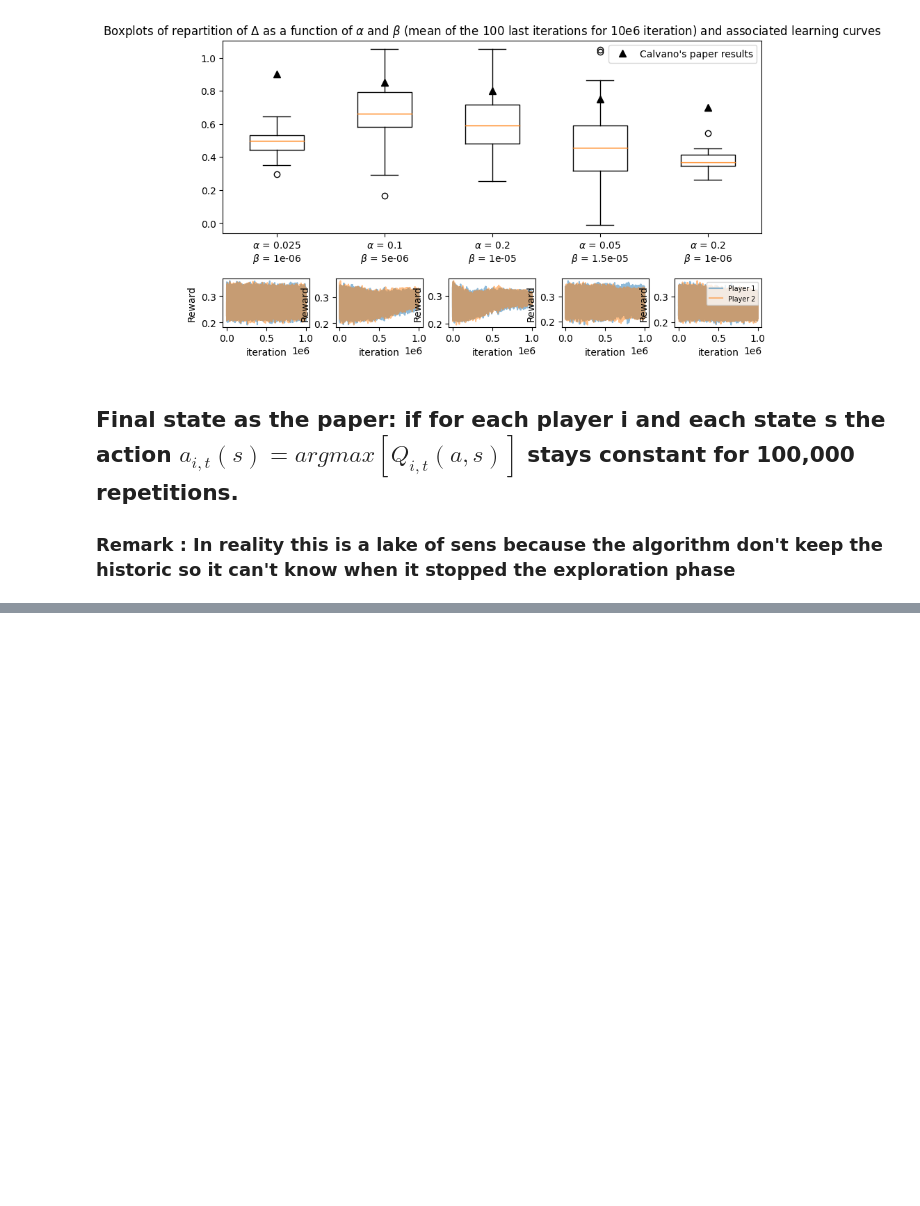
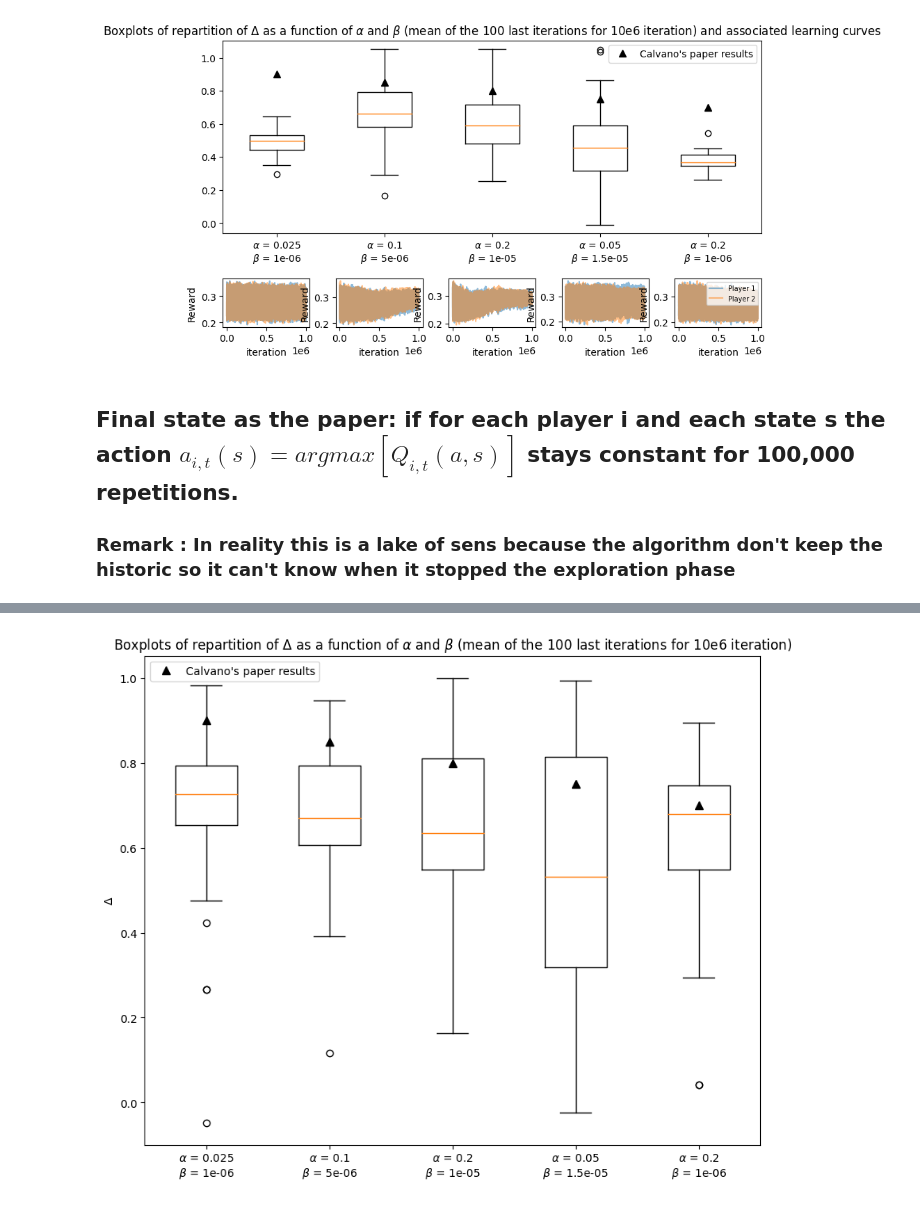
Before and after one commit to Suzie14/RLandPricing, a Jupyter notebook: notebooks/replication_calvano.ipynb, the cells around one changed output, grey strips where cells are left out. Saved outputs shown, nothing was run; the diff lists cells and outputs as text; code cells hidden in the pictures; blank space fills up the shorter version.

```diff
--- a/notebooks/replication_calvano.ipynb
+++ b/notebooks/replication_calvano.ipynb
@@ -352,0 +339,10 @@ for player in range(2):
+# %%
+# Path to the pickle file
+pickle_file_path = '/Volumes/OS-Data/Suzie_data/RLandPricing/data/final_rep_cv.pkl'
+
+# Open the file in binary read mode
+with open(pickle_file_path, 'rb') as file:
+    final_rewards = pickle.load(file)
+
+# Now, "aggregated_agents" contains the object saved in the pickle file
+print(final_rewards)
@@ -352,0 +367,67 @@ for player in range(2):
+# %%
+aggregated_agents = final_rewards
+# %%
+import core.prices as pr
+import matplotlib.pyplot as plt
+
+rep = [[0.025,10**(-6)],[0.1,0.5*10**(-5)],[0.2,10**(-5)],[0.05,1.5*10**(-5)],[0.2,10**(-6)]]
+prices = pr.PriceOptimizer()
+collusion_profit, collusion_prices = prices.CollusionPrice()
+nash_profit, nash_prices = prices.NashPrice()
+
+RN = nash_profit
+RC = collusion_profit
+
+
+Rmean = np.zeros((len(aggregated_agents), len(aggregated_agents[0]), len(aggregated_agents[0][0][0])))
+DRmean = np.zeros((len(aggregated_agents), len(aggregated_agents[0]), len(aggregated_agents[0][0][0])))
+box = np.zeros((len(aggregated_agents), 2*len(aggregated_agents[0])))
+
+# Parameters
+n_params = len(aggregated_agents)
+
+# Loop through each parameter
+for param_ind in range(n_params):
+
+  # Loop through each sample
+  for sample_ind in range(len(aggregated_agents[0])):
+    for j in range (2):
+      Rmean[param_ind][sample_ind][j] = aggregated_agents[param_ind][sample_ind][j,:].mean(axis=0)
+      DRmean[param_ind][sample_ind][j] = (Rmean[param_ind][sample_ind][j] - RN)/(RC - RN)
+  box[param_ind] = DRmean[param_ind].reshape(2*len(aggregated_agents[0]))
+
+
+# Mettre les données dans une liste
+data = [box[param_ind] for param_ind in range(len(aggregated_agents))]
+
+fig, ax = plt.subplots(figsize=(10, 8))
+
+# Tracer les boxplots
+ax.boxplot(data,
+           notch=False,
+           positions=[1,2,3,4,5])
+
+# Personnaliser les axes
+ax.set_xticks([1,2,3,4,5])
+ax.set_xticklabels([f'$\\alpha$ = {rep[graph_num][0]}\n$\\beta$ = {round(rep[graph_num][1],8)}' for graph_num
+         in range(len(rep))])
+
+ax.set_ylabel('$\\Delta$')
+
+#Calvano's results
+h1 = ax.plot(1, 0.9, 'k^', markersize=7)
+handle = h1
+leg = ["Calvano's paper results"]
+ax.plot(2, 0.85, 'k^', markersize=7)
+ax.plot(3, 0.8, 'k^', markersize=7)
+ax.plot(4, 0.75, 'k^', markersize=7)
+ax.plot(5, 0.7, 'k^', markersize=7)
+
+
+plt.legend(handle, leg)
+# Ajouter un titre
+plt.title('Boxplots of repartition of $\\Delta$ as a function of $\\alpha$ and $\\beta$ (mean of the 100 last iterations for 10e6 iteration)')
+
+plt.show()
+# %% [output]
+[figure, added]
```
Also changed, not shown: parts of 5 cells of this notebook, 2 other files.
